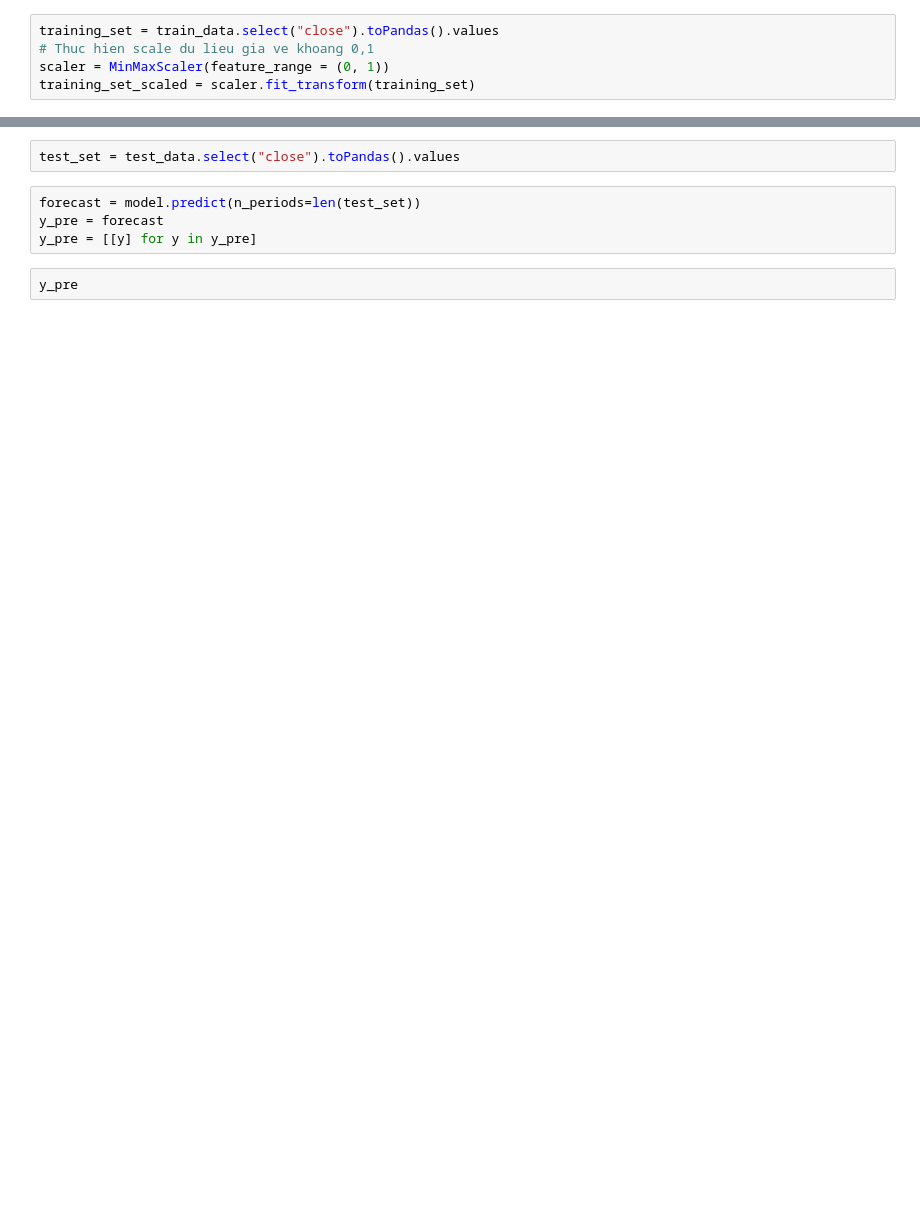
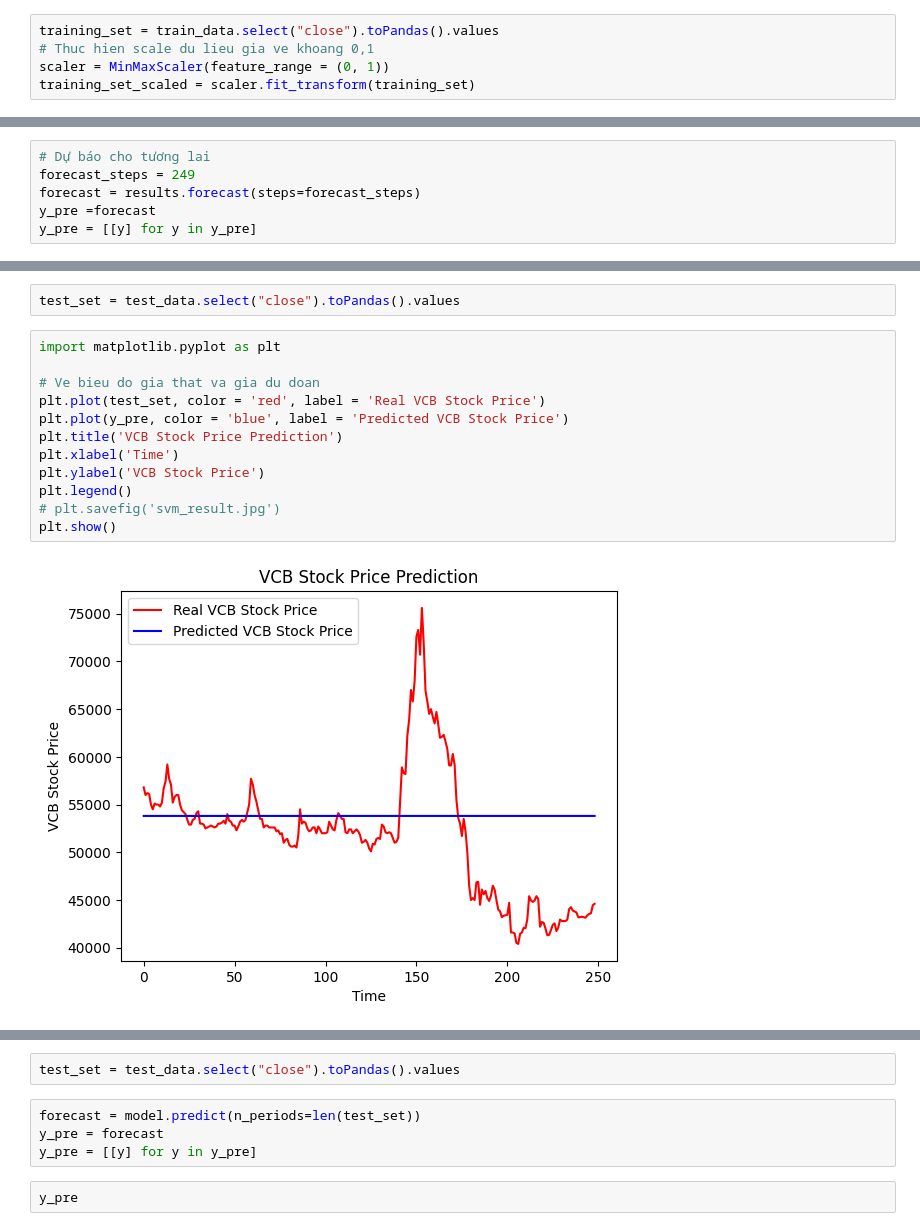
Before and after one commit to miketipi/Stock_Prediction, a Jupyter notebook: nodebook/new.ipynb, the cells around one changed output, grey strips where cells are left out. Cells and saved outputs as stored; diff of their text form; blank space fills up the shorter version.

```diff
--- a/nodebook/new.ipynb
+++ b/nodebook/new.ipynb
@@ -39,0 +44,6 @@ training_set_scaled = scaler.fit_transform(training_set)
+# %%
+# Dự báo cho tương lai
+forecast_steps = 249
+forecast = results.forecast(steps=forecast_steps)
+y_pre =forecast
+y_pre = [[y] for y in y_pre]
@@ -40,2 +70,18 @@ training_set_scaled = scaler.fit_transform(training_set)
+# %%
+test_set = test_data.select("close").toPandas().values
+# %%
+import matplotlib.pyplot as plt
+
+# Ve bieu do gia that va gia du doan
+plt.plot(test_set, color = 'red', label = 'Real VCB Stock Price')
+plt.plot(y_pre, color = 'blue', label = 'Predicted VCB Stock Price')
+plt.title('VCB Stock Price Prediction')
+plt.xlabel('Time')
+plt.ylabel('VCB Stock Price')
+plt.legend()
+# plt.savefig('svm_result.jpg')
+plt.show()
+# %% [output]
+[figure, added]
 # %%
 # Tìm kiếm tối ưu cho các tham số p, d, q
```
Also changed, not shown: parts of 10 cells of this notebook, 5 other files.
